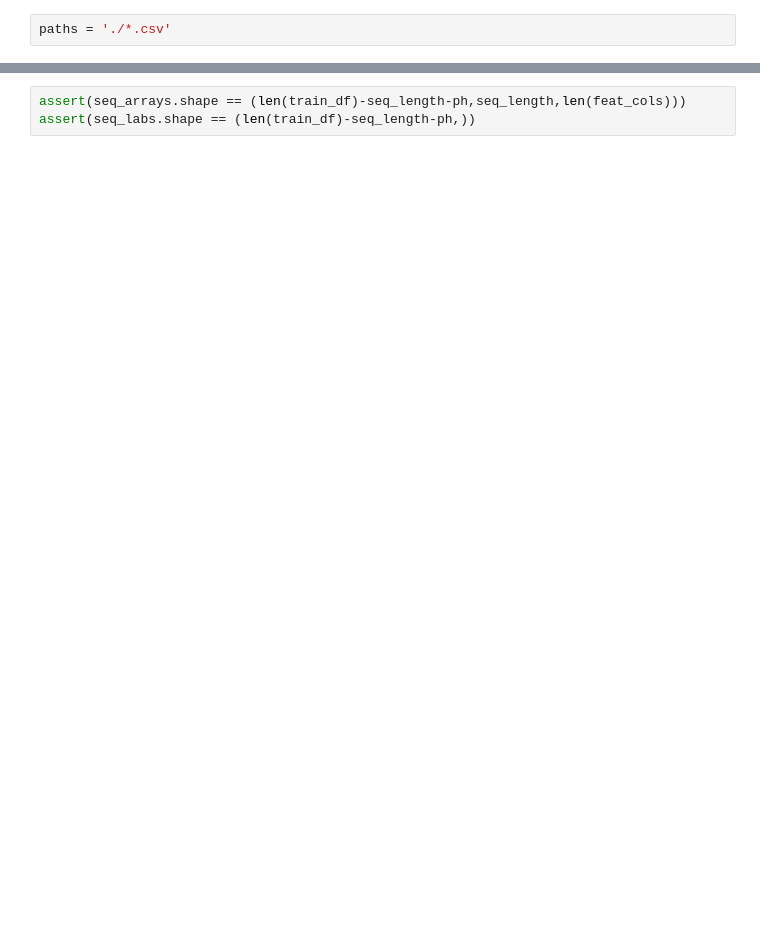
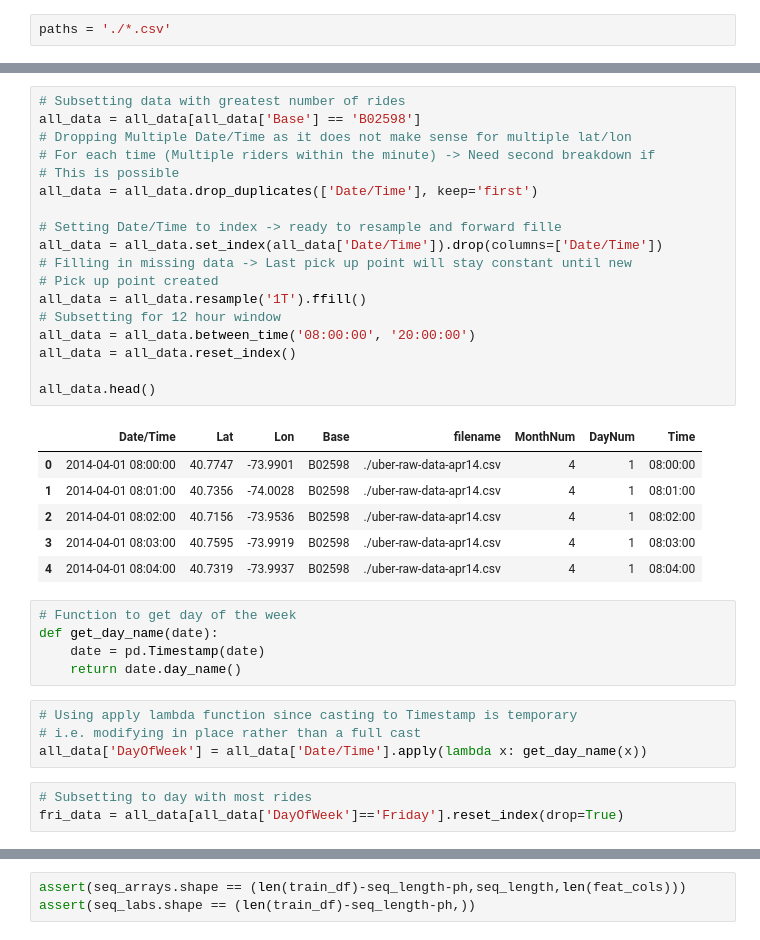
Before and after one commit to ljtaylor99/AAI-530-Final-Project, a Jupyter notebook: AAI530_Final.ipynb, the cells around one changed output, grey strips where cells are left out. Cells and saved outputs as stored; diff of their text form; blank space fills up the shorter version.

```diff
--- a/AAI530_Final.ipynb
+++ b/AAI530_Final.ipynb
@@ -204,0 +97,37 @@ seq_labs = np.array(seq_labs, dtype = object).astype(np.float32)
+# %%
+# Subsetting data with greatest number of rides
+all_data = all_data[all_data['Base'] == 'B02598']
+# Dropping Multiple Date/Time as it does not make sense for multiple lat/lon
+# For each time (Multiple riders within the minute) -> Need second breakdown if
+# This is possible
+all_data = all_data.drop_duplicates(['Date/Time'], keep='first')
+
+# Setting Date/Time to index -> ready to resample and forward fille
+all_data = all_data.set_index(all_data['Date/Time']).drop(columns=['Date/Time'])
+# Filling in missing data -> Last pick up point will stay constant until new
+# Pick up point created
+all_data = all_data.resample('1T').ffill()
+# Subsetting for 12 hour window
+all_data = all_data.between_time('08:00:00', '20:00:00')
+all_data = all_data.reset_index()
+
+all_data.head()
+# %% [output]
+|  | Date/Time | Lat | Lon | Base | filename | MonthNum | DayNum | Time |
+| 0 | 2014-04-01 08:00:00 | 40.7747 | -73.9901 | B02598 | ./uber-raw-data-apr14.csv | 4 | 1 | 08:00:00 |
+| 1 | 2014-04-01 08:01:00 | 40.7356 | -74.0028 | B02598 | ./uber-raw-data-apr14.csv | 4 | 1 | 08:01:00 |
+| 2 | 2014-04-01 08:02:00 | 40.7156 | -73.9536 | B02598 | ./uber-raw-data-apr14.csv | 4 | 1 | 08:02:00 |
+| 3 | 2014-04-01 08:03:00 | 40.7595 | -73.9919 | B02598 | ./uber-raw-data-apr14.csv | 4 | 1 | 08:03:00 |
+| 4 | 2014-04-01 08:04:00 | 40.7319 | -73.9937 | B02598 | ./uber-raw-data-apr14.csv | 4 | 1 | 08:04:00 |
+# %%
+# Function to get day of the week
+def get_day_name(date):
+    date = pd.Timestamp(date)
+    return date.day_name()
+# %%
+# Using apply lambda function since casting to Timestamp is temporary
+# i.e. modifying in place rather than a full cast
+all_data['DayOfWeek'] = all_data['Date/Time'].apply(lambda x: get_day_name(x))
+# %%
+# Subsetting to day with most rides
+fri_data = all_data[all_data['DayOfWeek']=='Friday'].reset_index(drop=True)
```
Also changed, not shown: parts of 42 cells of this notebook.
